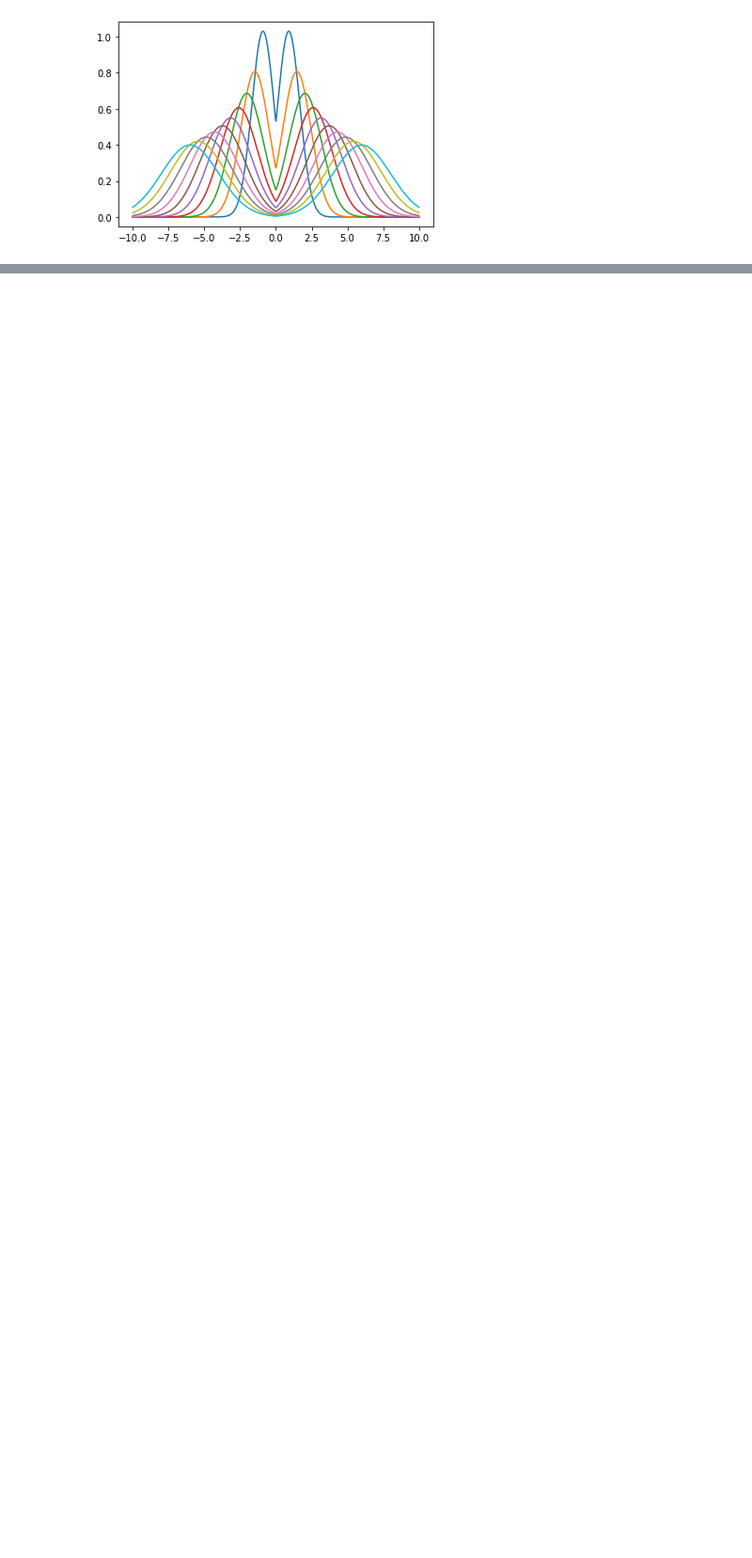
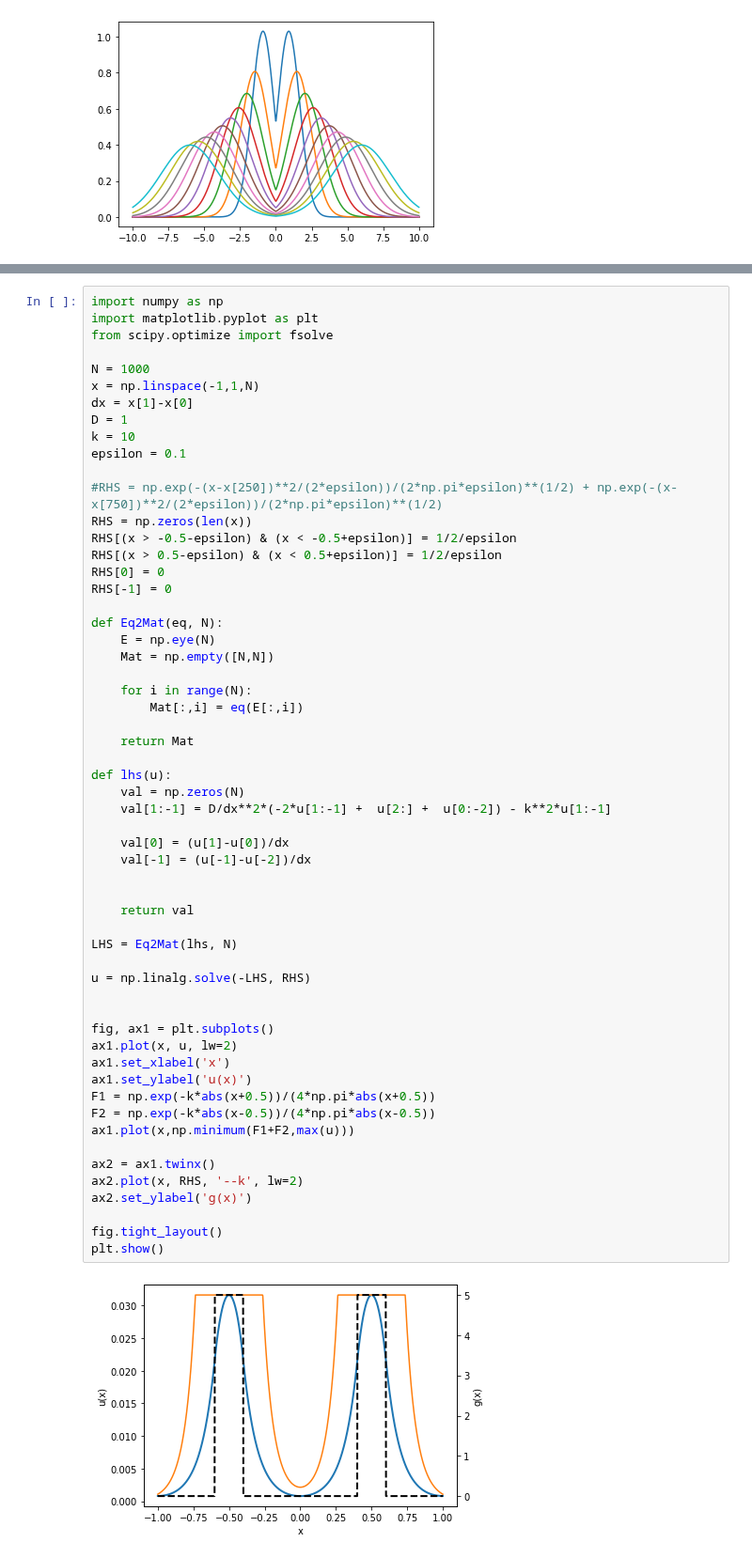
Before and after one commit to SchardtS/Cell-Differentiation, a Jupyter notebook: Testing Ground.ipynb, the cells around one changed output, grey strips where cells are left out. Shown at 94% size. Drawn from its saved outputs; the diff is of its cells as text; blank space fills up the shorter version.

```diff
--- a/Testing Ground.ipynb
+++ b/Testing Ground.ipynb
@@ -272,0 +269,59 @@ plt.legend(['3D','2D','1/x'])
+# %%
+import numpy as np
+import matplotlib.pyplot as plt
+from scipy.optimize import fsolve
+
+N = 1000
+x = np.linspace(-1,1,N)
+dx = x[1]-x[0]
+D = 1
+k = 10
+epsilon = 0.1
+
+#RHS = np.exp(-(x-x[250])**2/(2*epsilon))/(2*np.pi*epsilon)**(1/2) + np.exp(-(x-x[750])**2/(2*epsilon))/(2*np.pi*epsilon)**(1/2)
+RHS = np.zeros(len(x))
+RHS[(x > -0.5-epsilon) & (x < -0.5+epsilon)] = 1/2/epsilon
+RHS[(x > 0.5-epsilon) & (x < 0.5+epsilon)] = 1/2/epsilon
+RHS[0] = 0
+RHS[-1] = 0
+
+def Eq2Mat(eq, N):
+    E = np.eye(N)
+    Mat = np.empty([N,N])
+
+    for i in range(N):
+        Mat[:,i] = eq(E[:,i])
+
+    return Mat
+
+def lhs(u):
+    val = np.zeros(N)
+    val[1:-1] = D/dx**2*(-2*u[1:-1] +  u[2:] +  u[0:-2]) - k**2*u[1:-1]
+
+    val[0] = (u[1]-u[0])/dx
+    val[-1] = (u[-1]-u[-2])/dx
+
+
+    return val
+
+LHS = Eq2Mat(lhs, N)
+
+u = np.linalg.solve(-LHS, RHS)
+
+
+fig, ax1 = plt.subplots()
+ax1.plot(x, u, lw=2)
+ax1.set_xlabel('x')
+ax1.set_ylabel('u(x)')
+F1 = np.exp(-k*abs(x+0.5))/(4*np.pi*abs(x+0.5))
+F2 = np.exp(-k*abs(x-0.5))/(4*np.pi*abs(x-0.5))
+ax1.plot(x,np.minimum(F1+F2,max(u)))
+
+ax2 = ax1.twinx()
+ax2.plot(x, RHS, '--k', lw=2)
+ax2.set_ylabel('g(x)')
+
+fig.tight_layout()
+plt.show()
+# %% [output]
+[figure, added]
```
Also changed, not shown: parts of 2 cells of this notebook, 7 other files.
